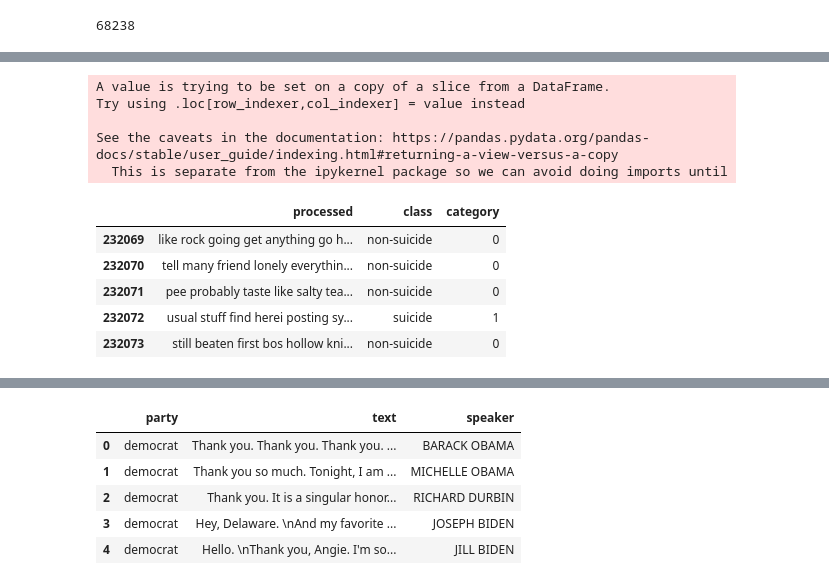
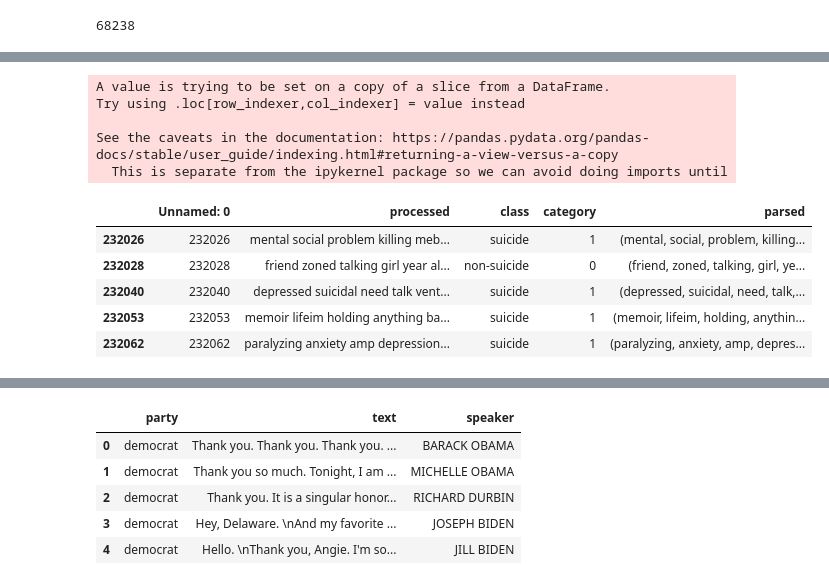
Before and after one commit to Iftekhar-mobin/AI-system, a Jupyter notebook: visualizer/scattertext_depression_data.ipynb, the cells around one changed output, grey strips where cells are left out. Drawn from its saved outputs; the diff is of its cells as text; code cells hidden in the pictures.

```diff
--- a/visualizer/scattertext_depression_data.ipynb
+++ b/visualizer/scattertext_depression_data.ipynb
@@ -127,6 +237,11 @@ See the caveats in the documentation: https://pandas.pydata.org/pandas-docs/stab
 # %%
 scatter_data = scatter_data.dropna()
 # %%
-for i in range(100, 1000, 100):
+data = {'Depression': [], 'Suicide': []}
+ind = []
+for i in range(100, 1500, 100):
     scatter_data_x = scatter_data[scatter_data['processed'].map(len) > i]
-    print(scatter_data_x.category.value_counts())
+    x = scatter_data_x.category.value_counts()
+    data['Depression'].append(x[0])
+    data['Suicide'].append(x[1])
+    ind.append(i)
@@ -151,3 +260,3 @@ Name: category, dtype: int64
 # %%
-scatter_data_x = scatter_data[scatter_data['processed'].map(len) > 1000]
+scatter_data = scatter_data[scatter_data['processed'].map(len) > 1000]
 # %%
@@ -324,0 +409,4 @@ nosui =  [(0, 0, 'filler'),
+# %%
+scatter_data['processed'] = scatter_data.processed.apply(lambda x: ' '.join([w for w in str(x).split() if w not in sui_noise]))
+# %%
+scatter_data = scatter_data[scatter_data['processed'].map(len) > 1000]
@@ -325,17 +429,17 @@ nosui =  [(0, 0, 'filler'),
 # %%
 #PARSING TEXT FOR SCATTERTEXT
 nlp = st.whitespace_nlp_with_sentences
-scatter_data_x['parsed'] = scatter_data_x.processed.apply(nlp)
+scatter_data['parsed'] = scatter_data.processed.apply(nlp)
 scatter_data.tail()
 # %% [output]
 A value is trying to be set on a copy of a slice from a DataFrame.
 Try using .loc[row_indexer,col_indexer] = value instead
 
 See the caveats in the documentation: https://pandas.pydata.org/pandas-docs/stable/user_guide/indexing.html#returning-a-view-versus-a-copy
   This is separate from the ipykernel package so we can avoid doing imports until
-|  | processed | class | category |
-| 232069 | like rock going get anything go h... | non-suicide | 0 |
-| 232070 | tell many friend lonely everythin... | non-suicide | 0 |
-| 232071 | pee probably taste like salty tea... | non-suicide | 0 |
-| 232072 | usual stuff find herei posting sy... | suicide | 1 |
-| 232073 | still beaten first bos hollow kni... | non-suicide | 0 |
+|  | Unnamed: 0 | processed | class | category | parsed |
+| 232026 | 232026 | mental social problem killing meb... | suicide | 1 | (mental, social, problem, killing... |
+| 232028 | 232028 | friend zoned talking girl year al... | non-suicide | 0 | (friend, zoned, talking, girl, ye... |
+| 232040 | 232040 | depressed suicidal need talk vent... | suicide | 1 | (depressed, suicidal, need, talk,... |
+| 232053 | 232053 | memoir lifeim holding anything ba... | suicide | 1 | (memoir, lifeim, holding, anythin... |
+| 232062 | 232062 | paralyzing anxiety amp depression... | suicide | 1 | (paralyzing, anxiety, amp, depres... |
```
Also changed, not shown: parts of 52 cells of this notebook, 3 other files.
